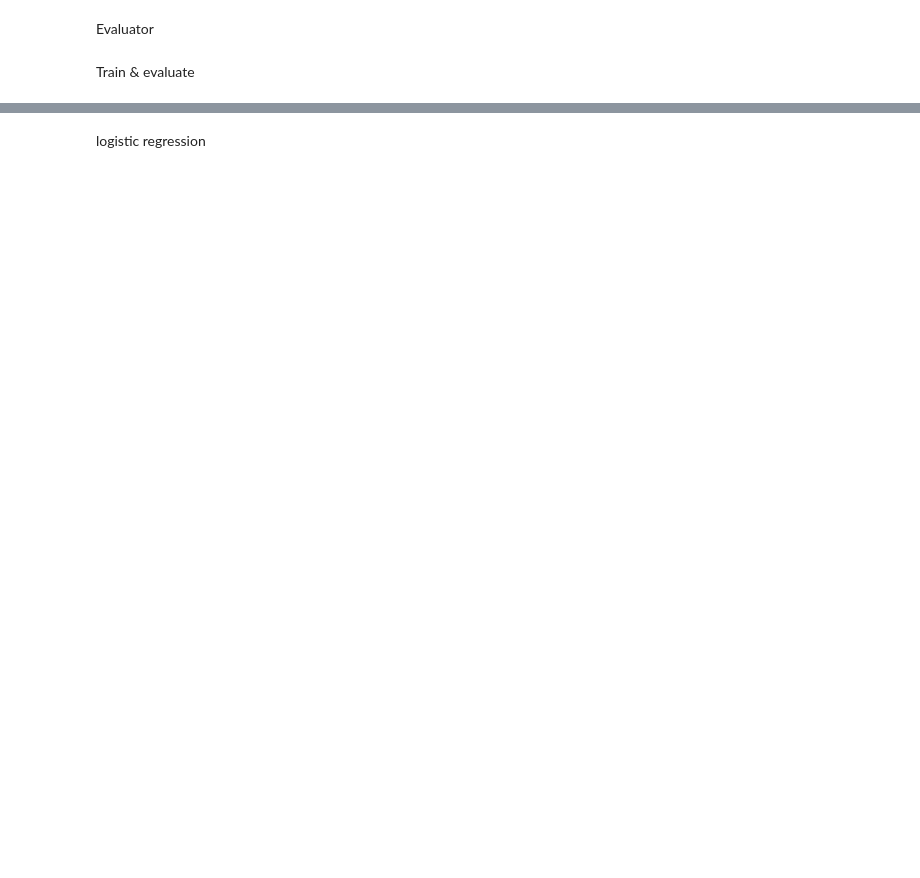
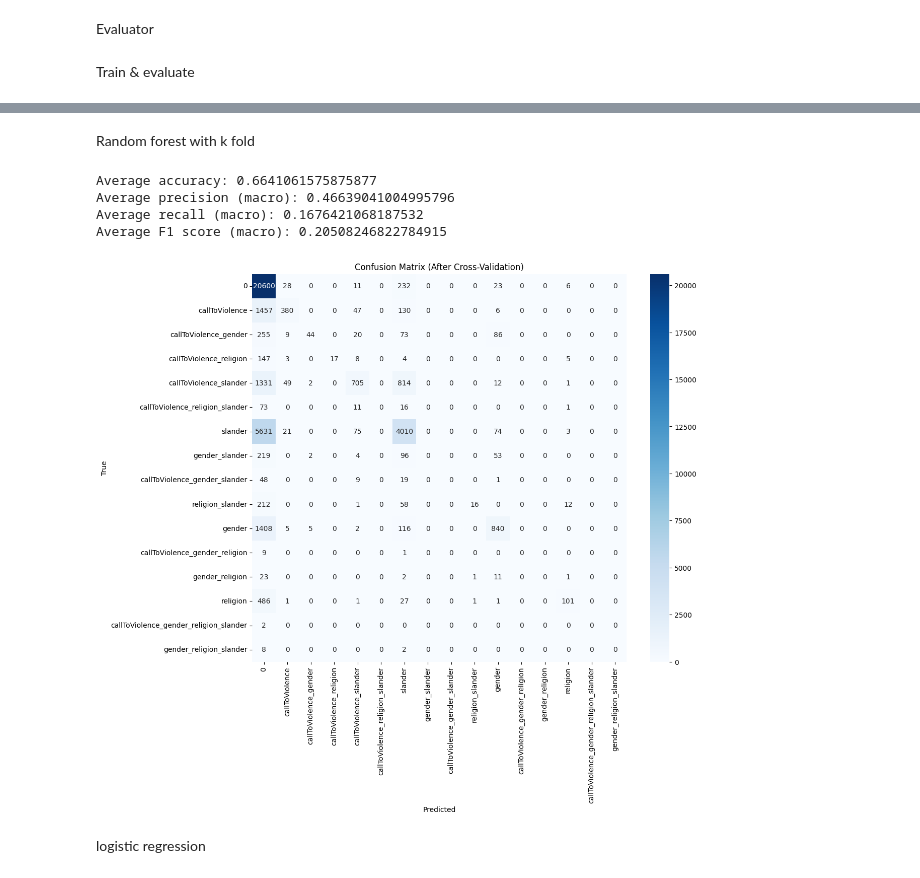
Before and after one commit to cretin70707/Hate-speech-ML, a Jupyter notebook: hate-speech-ml-type.ipynb, the cells around one changed output, grey strips where cells are left out. Cells and saved outputs as stored; diff of their text form; code cells hidden in the pictures; blank space fills up the shorter version.

```diff
--- a/hate-speech-ml-type.ipynb
+++ b/hate-speech-ml-type.ipynb
@@ -284,3 +182,23 @@ X_train, X_test, y_train, y_test = train_test_split(x_tfidf_bigram, df['type'],
+# %%
+from sklearn.model_selection import StratifiedKFold
+from sklearn.feature_extraction.text import TfidfVectorizer
+from sklearn.metrics import accuracy_score, precision_score, recall_score, f1_score, confusion_matrix
+import matplotlib.pyplot as plt
+import seaborn as sns
+from sklearn.preprocessing import label_binarize
+import numpy as np
+
+# Apply TfidfVectorizer with unigram and bigram
+tfidf_bigram = TfidfVectorizer(ngram_range=(1, 2), use_idf=True, tokenizer=lambda x: x.split())
+
+# Apply TF-IDF to the joined (space-separated) text data
+x_tfidf_bigram = tfidf_bigram.fit_transform(df['sentence'])
+
+# Labels
+y = df['type']
+
+# Initialize StratifiedKFold
+skf = StratifiedKFold(n_splits=5, shuffle=True, random_state=42)
 # %% [markdown]
 Evaluator
 # %%
@@ -373,4 +363,27 @@ F1 Score (macro): 0.2042
 ----------------------------------------------------------------------
+# %% [markdown]
+Random forest with k fold
+# %%
+from sklearn.ensemble import RandomForestClassifier
+
+# Initialize your model (e.g., RandomForestClassifier with class weights)
+model_rf = RandomForestClassifier(class_weight='balanced', random_state=42)
+
+# Define your class labels
+class_labels = ['0', 'callToViolence', 'callToViolence_gender', 'callToViolence_religion',
+                'callToViolence_slander', 'callToViolence_religion_slander', 'slander',
+                'gender_slander', 'callToViolence_gender_slander', 'religion_slander',
+                'gender', 'callToViolence_gender_religion', 'gender_religion',
+                'religion', 'callToViolence_gender_religion_slander', 'gender_religion_slander']
+
+# Assuming X (features) and y (labels) are already set
+evaluate_model_kfold(model_rf, x_tfidf_bigram, df['type'], class_labels)
+# %% [output]
+Average accuracy: 0.6641061575875877
+Average precision (macro): 0.46639041004995796
+Average recall (macro): 0.1676421068187532
+Average F1 score (macro): 0.20508246822784915
+[figure, added]
 # %% [markdown]
 logistic regression
 # %%
```
Also changed, not shown: parts of 27 cells of this notebook, 3 other files.
